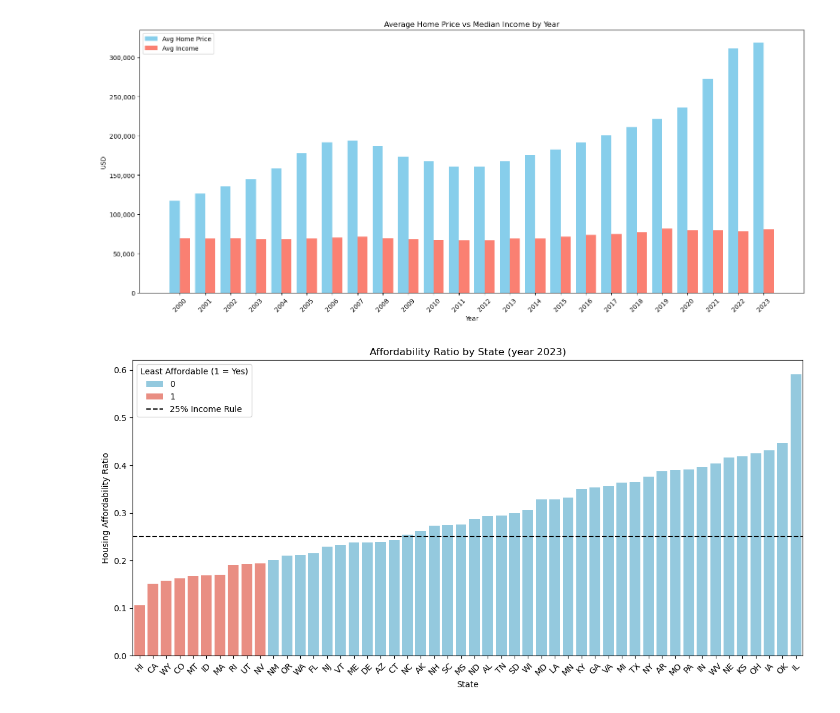
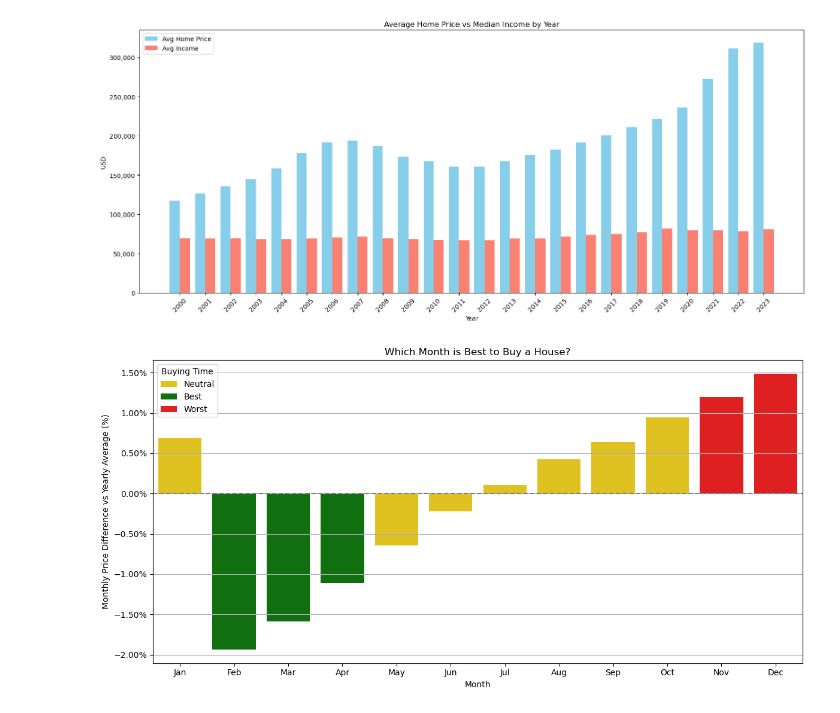
Before and after one commit to uic-cs418/group-project-stat-squad, a Jupyter notebook: zahabiya.ipynb, the cells around one changed output. Drawn from its saved outputs; the diff is of its cells as text; code cells hidden in the pictures.

Commit message:
Add files via upload
initial month vis

```diff
--- a/zahabiya.ipynb
+++ b/zahabiya.ipynb
@@ -14,6 +15,6 @@ import seaborn as sns
 # %%
-home_values_dataset = pd.read_csv('zillow_data.csv')
-income = pd.read_csv('median_income - Sheet1.csv')
+home_values_dataset = pd.read_csv('homevalue.csv')
+income = pd.read_csv('median_income.csv')
 home_values_dataset.columns.values[5:] = pd.to_datetime(home_values_dataset.columns[5:])
 home_values_dataset.head()
 # %% [output]
@@ -224,6 +225,48 @@ plt.show()
 # %% [output]
 [figure]
 [figure]
+# %%
+
+
+hv_data = pd.read_csv("homevalue.csv")
+hv_data.columns.values[5:] = pd.to_datetime(hv_data.columns[5:])
+threshold = 0.4
+home_val = hv_data.loc[hv_data.isnull().mean(axis=1) < threshold]
+ts = home_val.iloc[:, 5:]
+
+long_df = pd.melt(ts, var_name='Date', value_name='HomeValue')
+long_df['Date'] = pd.to_datetime(long_df['Date'])
+long_df['Month'] = long_df['Date'].dt.month
+long_df = long_df.dropna()
+
+avg = long_df.groupby('Month')['HomeValue'].mean()
+mean = avg.mean()
+deviation = (avg - mean) / mean
+labels = deviation.apply(lambda x: 'Best' if x < -0.01 else ('Worst' if x > 0.01 else 'Neutral'))
+
+plot_df = pd.DataFrame({
+    'Month': avg.index,
+    'AveragePrice': avg.values,
+    'Deviation': deviation.values,
+    'Label': labels.values
+})
+
+plt.figure(figsize=(12, 6))
+sns.barplot(data=plot_df, x='Month', y='Deviation', hue='Label', dodge=False,
+            palette={'Best': 'green', 'Neutral': 'gold', 'Worst': 'red'})
+plt.axhline(0, color='gray', linestyle='--')
+plt.title('Which Month is Best to Buy a House?')
+plt.xlabel('Month')
+plt.ylabel('Monthly Price Difference vs Yearly Average (%)')
+plt.gca().yaxis.set_major_formatter(mtick.PercentFormatter(1.0))
+plt.xticks(ticks=range(0, 12), labels=['Jan', 'Feb', 'Mar', 'Apr', 'May', 'Jun',
+                                       'Jul', 'Aug', 'Sep', 'Oct', 'Nov', 'Dec'])
+plt.legend(title='Buying Time')
+plt.tight_layout()
+plt.grid(True, axis='y')
+plt.show()
+# %% [output]
+[figure, added]
 # %%
 #=========================BINARY CLASSIFICATION(ML)=======================
 # DESCRIPTION
@@ -279,5 +322,3 @@ plt.legend(title='Least Affordable (1 = Yes)')
 plt.xticks(rotation=45)
 plt.tight_layout()
 plt.show()
-# %% [output]
-[figure, removed]
```
Also changed, not shown: parts of 2 cells of this notebook.
